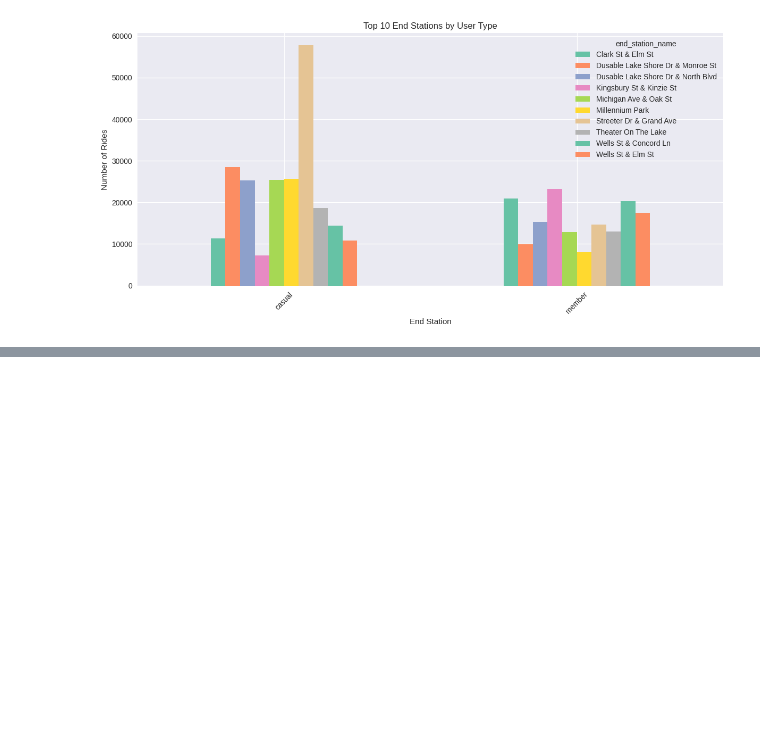
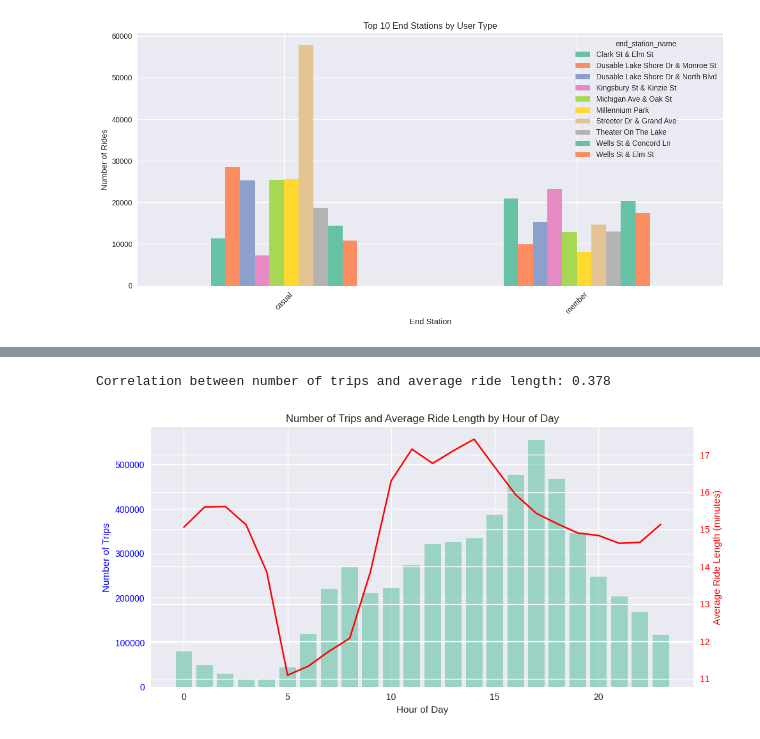
Before and after one commit to khaulaejaz/Bike-Share-Analysis, a Jupyter notebook: bike_share_eda.ipynb, the cells around one changed output, grey strips where cells are left out. Saved outputs shown, nothing was run; the diff lists cells and outputs as text; code cells hidden in the pictures; blank space fills up the shorter version.

```diff
--- a/bike_share_eda.ipynb
+++ b/bike_share_eda.ipynb
@@ -649,0 +734,3 @@ plt.show()
+# %%
+# removing rides with near zero distance but long duration
+df = df[~((df['distance_km'] < 0.01) & (df['ride_length'] > 10))]
@@ -649,0 +747,30 @@ plt.show()
+# %%
+# Aggregate by time period (hour)
+agg_df = df.groupby('hour').agg(
+    num_trips=('ride_id', 'count'),
+    avg_ride_length=('ride_length', 'mean')
+).reset_index()
+
+# Correlation
+corr = agg_df['num_trips'].corr(agg_df['avg_ride_length'])
+print(f"Correlation between number of trips and average ride length: {corr:.3f}")
+
+# Plot
+fig, ax1 = plt.subplots(figsize=(10,5))
+
+ax1.bar(agg_df['hour'], agg_df['num_trips'], alpha=0.6, label='Number of Trips')
+ax1.set_xlabel('Hour of Day')
+ax1.set_ylabel('Number of Trips', color='blue')
+ax1.tick_params(axis='y', labelcolor='blue')
+
+ax2 = ax1.twinx()
+ax2.plot(agg_df['hour'], agg_df['avg_ride_length'], color='red', label='Avg Ride Length')
+ax2.set_ylabel('Average Ride Length (minutes)', color='red')
+ax2.tick_params(axis='y', labelcolor='red')
+
+plt.title('Number of Trips and Average Ride Length by Hour of Day')
+fig.tight_layout()
+plt.show()
+# %% [output]
+Correlation between number of trips and average ride length: 0.378
+[figure, added]
```
Also changed, not shown: parts of 16 cells of this notebook.
